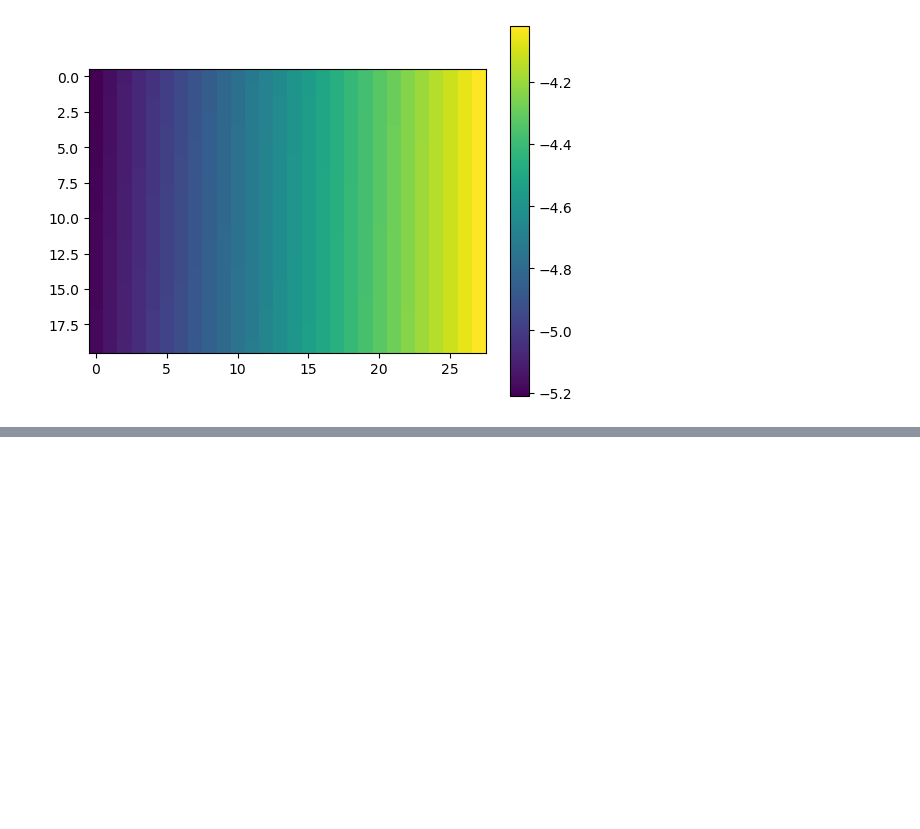
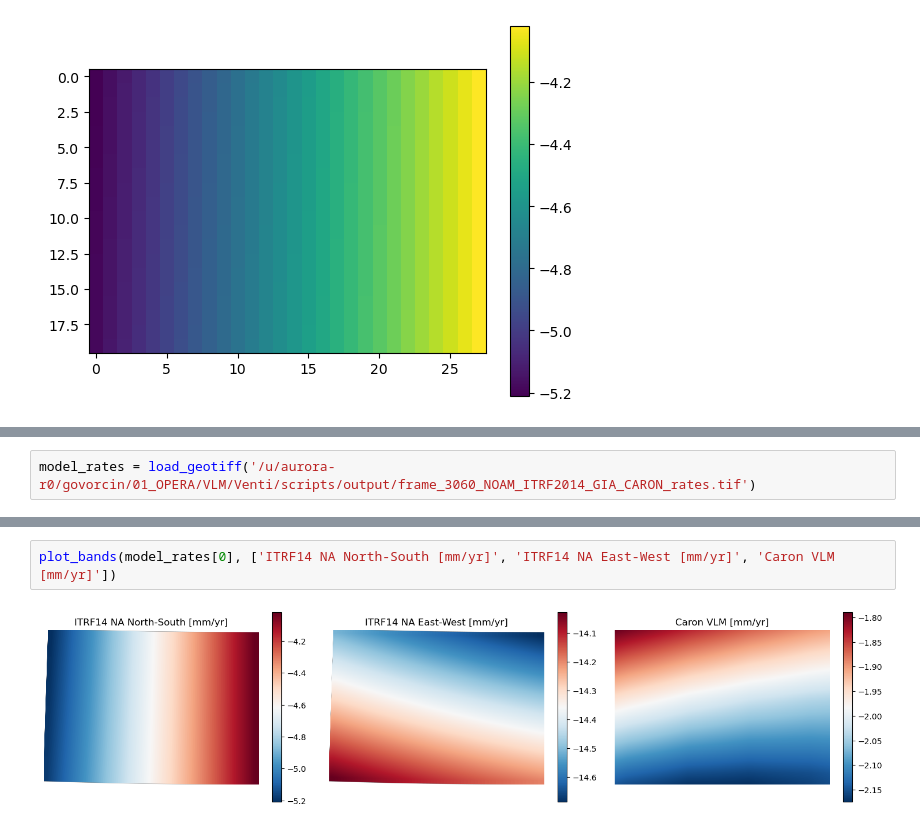
Before and after one commit to opera-adt/Venti, a Jupyter notebook: notebooks/models/frame_pmm.ipynb, the cells around one changed output, grey strips where cells are left out. Cells and saved outputs as stored; diff of their text form; blank space fills up the shorter version.

```diff
--- a/notebooks/models/frame_pmm.ipynb
+++ b/notebooks/models/frame_pmm.ipynb
@@ -300,0 +370,2 @@ get_model_per_frame(frame_id)
+# %%
+model_rates = load_geotiff('/u/aurora-r0/govorcin/01_OPERA/VLM/Venti/scripts/output/frame_3060_NOAM_ITRF2014_GIA_CARON_rates.tif')
@@ -300,0 +382,4 @@ get_model_per_frame(frame_id)
+# %%
+plot_bands(model_rates[0], ['ITRF14 NA North-South [mm/yr]', 'ITRF14 NA East-West [mm/yr]', 'Caron VLM [mm/yr]'])
+# %% [output]
+[figure, added]
```
Also changed, not shown: parts of 11 cells of this notebook, 3 other files.
